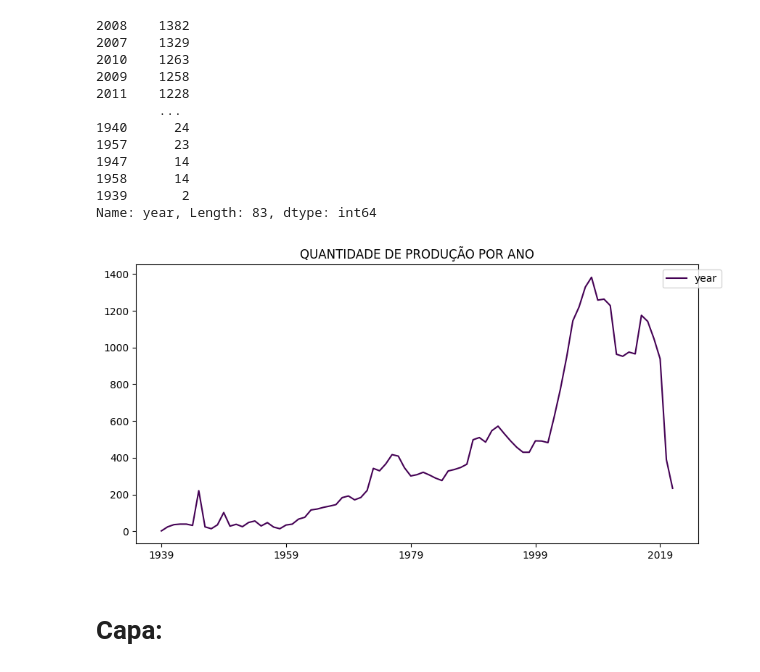
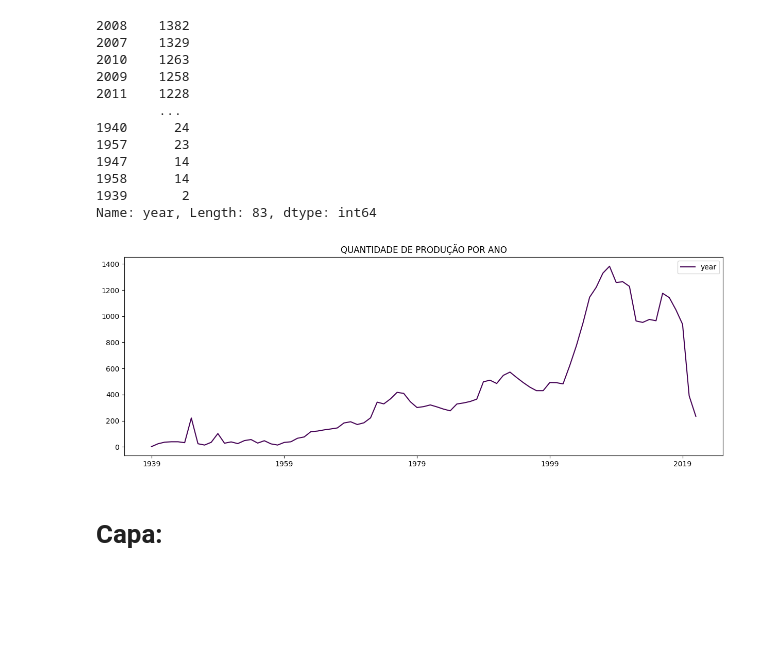
Before and after one commit to Jessesantoz/An-lise-dados-de-livros, a Jupyter notebook: Data_Marvel.ipynb, the cells around one changed output. Drawn from its saved outputs; the diff is of its cells as text; code cells hidden in the pictures; blank space fills up the shorter version.

```diff
--- a/Data_Marvel.ipynb
+++ b/Data_Marvel.ipynb
@@ -360,12 +360,12 @@ Name: year, Length: 83, dtype: int64
 anos = new_df.year.value_counts().sort_index()
 # %%
 anos.plot(colormap='viridis')
-plt.legend(bbox_to_anchor=(1.05, 1), loc=0)
-plt.rcParams['figure.figsize'] = (10, 5)
+plt.legend(bbox_to_anchor=(1.0, 1), loc=0)
+plt.rcParams['figure.figsize'] = (15, 5)
 plt.title ('QUANTIDADE DE PRODUÇÃO POR ANO')
 plt.show()
 # %% [output]
-[figure, old version]
+[figure, new version]
 # %% [markdown]
 # Capa:
 # %%
```
Also changed, not shown: parts of 10 cells of this notebook.
